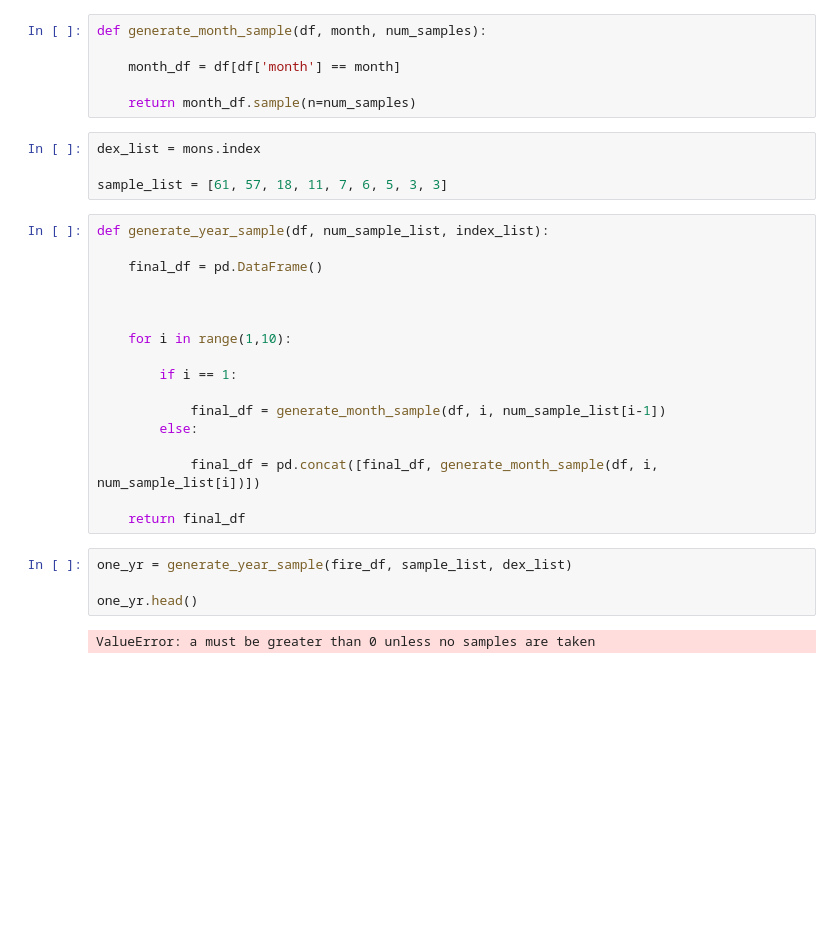
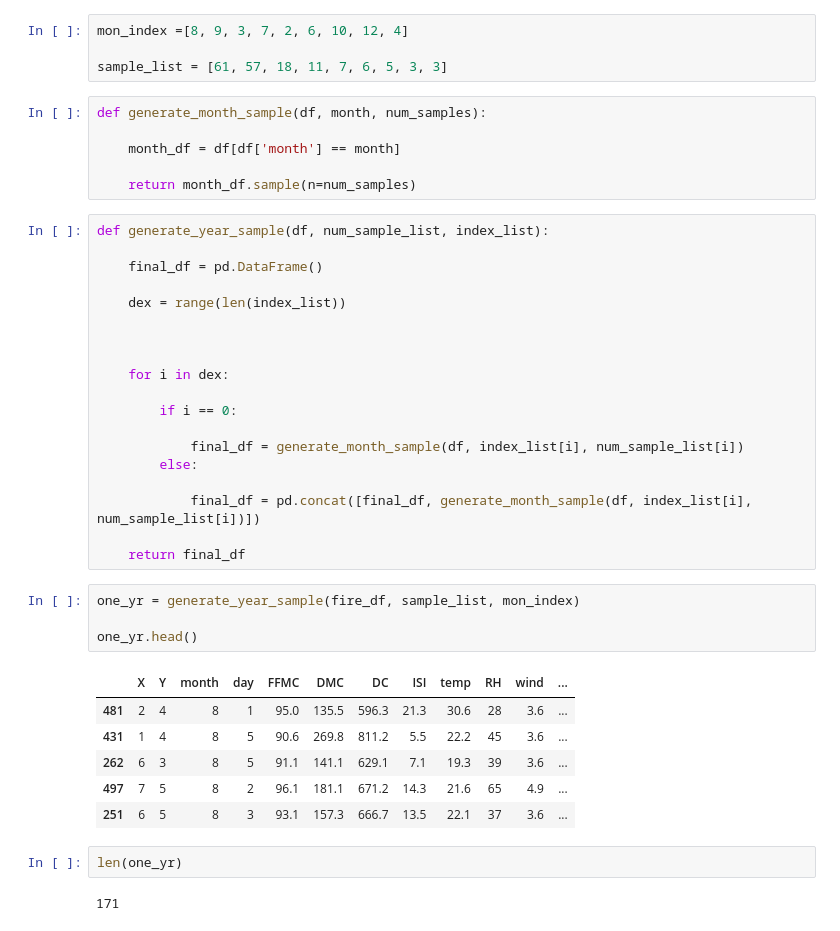
Before and after one commit to fishnchips97/Project-T-Final-189, a Jupyter notebook: scratchwork/data_generator_proj_T.ipynb, the cells around one changed output. Drawn from its saved outputs; the diff is of its cells as text; blank space fills up the shorter version.

Commit message:
fix indexing

```diff
--- a/scratchwork/data_generator_proj_T.ipynb
+++ b/scratchwork/data_generator_proj_T.ipynb
@@ -101,33 +101,44 @@ array([[<AxesSubplot:title={'center':'X'}>,
+# %%
+mon_index =[8, 9, 3, 7, 2, 6, 10, 12, 4]
+
+sample_list = [61, 57, 18, 11, 7, 6, 5, 3, 3]
 # %%
 def generate_month_sample(df, month, num_samples):
 
     month_df = df[df['month'] == month]
 
     return month_df.sample(n=num_samples)
-# %%
-dex_list = mons.index
-
-sample_list = [61, 57, 18, 11, 7, 6, 5, 3, 3]
 # %%
 def generate_year_sample(df, num_sample_list, index_list):
 
     final_df = pd.DataFrame()
 
+    dex = range(len(index_list))
 
 
-    for i in range(1,10):
 
-        if i == 1:
+    for i in dex:
 
-            final_df = generate_month_sample(df, i, num_sample_list[i-1])
+        if i == 0:
+
+            final_df = generate_month_sample(df, index_list[i], num_sample_list[i])
         else:
 
-            final_df = pd.concat([final_df, generate_month_sample(df, i, num_sample_list[i])])
+            final_df = pd.concat([final_df, generate_month_sample(df, index_list[i], num_sample_list[i])])
 
     return final_df
 # %%
-one_yr = generate_year_sample(fire_df, sample_list, dex_list)
+one_yr = generate_year_sample(fire_df, sample_list, mon_index)
 
 one_yr.head()
 # %% [output]
-ValueError: a must be greater than 0 unless no samples are taken
+|  | X | Y | month | day | FFMC | DMC | DC | ISI | temp | RH | wind | ... |
+| 481 | 2 | 4 | 8 | 1 | 95.0 | 135.5 | 596.3 | 21.3 | 30.6 | 28 | 3.6 | ... |
+| 431 | 1 | 4 | 8 | 5 | 90.6 | 269.8 | 811.2 | 5.5 | 22.2 | 45 | 3.6 | ... |
+| 262 | 6 | 3 | 8 | 5 | 91.1 | 141.1 | 629.1 | 7.1 | 19.3 | 39 | 3.6 | ... |
+| 497 | 7 | 5 | 8 | 2 | 96.1 | 181.1 | 671.2 | 14.3 | 21.6 | 65 | 4.9 | ... |
+| 251 | 6 | 5 | 8 | 3 | 93.1 | 157.3 | 666.7 | 13.5 | 22.1 | 37 | 3.6 | ... |
+# %%
+len(one_yr)
+# %% [output]
+171
```
Also changed, not shown: parts of 2 cells of this notebook.
